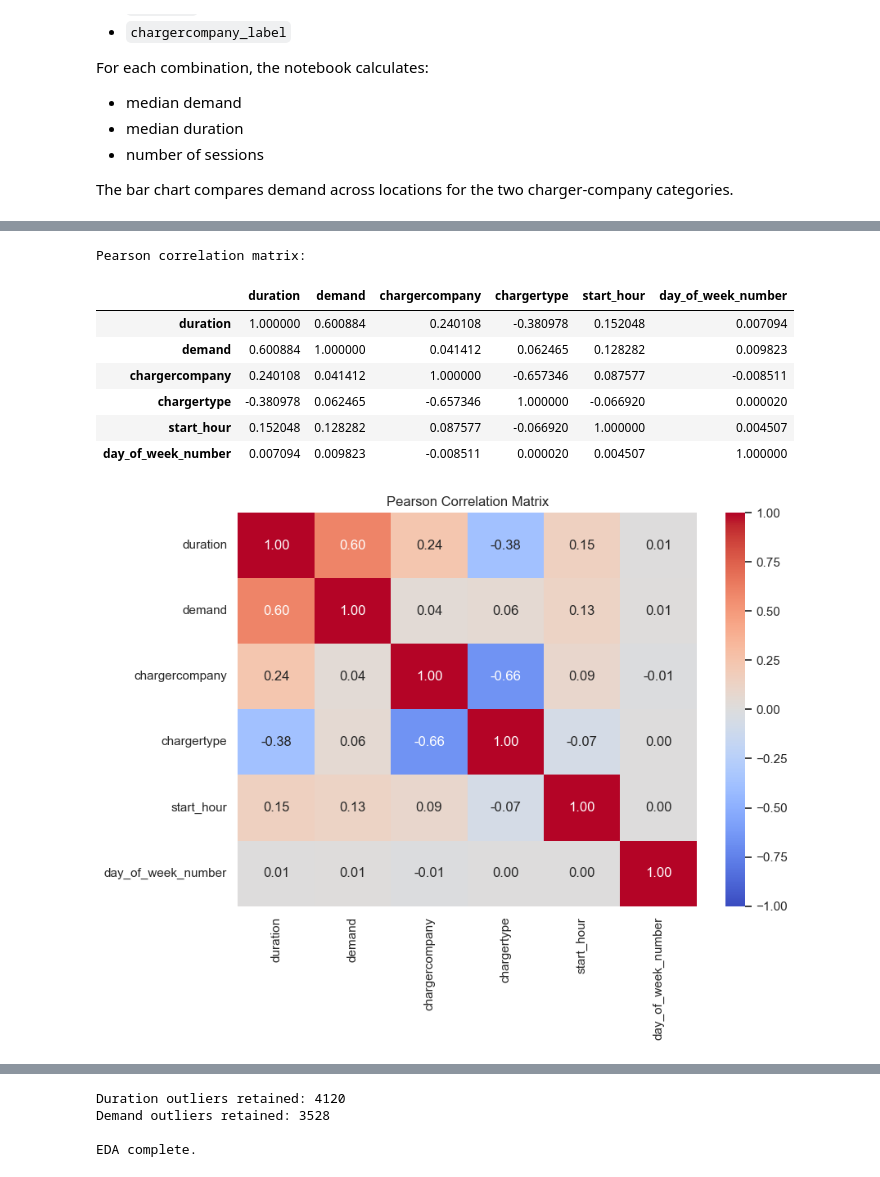
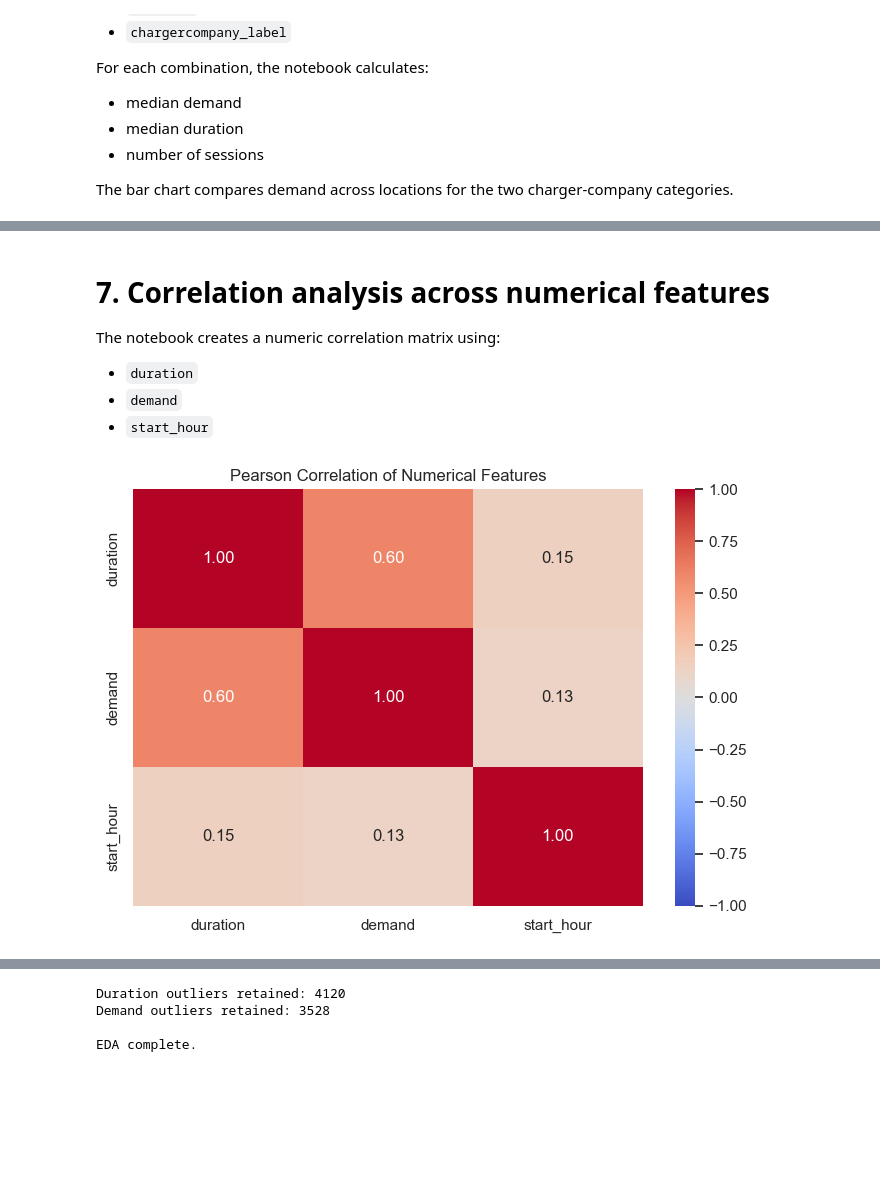
Before and after one commit to pavi31guvi/EV-Charging-Demand-Prediction-and-Usage-Pattern-Analysis-, a Jupyter notebook: EDA.ipynb, the cells around one changed output, grey strips where cells are left out. Cells and saved outputs as stored; diff of their text form; code cells hidden in the pictures; blank space fills up the shorter version.

```diff
--- a/EDA.ipynb
+++ b/EDA.ipynb
@@ -52,6 +42,8 @@ df["end_full"] = pd.to_datetime(df["end_full"], errors="coerce")
 df["start_hour"] = df["start_full"].dt.hour
 df["start_date"] = df["start_full"].dt.date
 df["day_of_week_number"] = df["start_full"].dt.dayofweek
+
+df["start_date"] = (df["start_full"].dt.normalize())
 
 day_names = {
     0: "Monday",
@@ -945,53 +945,38 @@ day_of_week vs demand       ≈ +0.01
+# %% [markdown]
+# 7. Correlation analysis across numerical features
+
+The notebook creates a numeric correlation matrix using:
+
+- `duration`
+- `demand`
+- `start_hour`
 # %%
-# ============================================================
-# CORRELATION ANALYSIS
-# Correlation requires numeric columns.
-# ============================================================
-
-# Do not include userid or chargerid:
-# they are identifiers, not measurements.
+# Correlation of the main numerical measurements
 
 correlation_columns = [
     "duration",
     "demand",
-    "chargercompany",
-    "chargertype",
-    "start_hour",
-    "day_of_week_number",
+    "start_hour"
 ]
 
-# ============================================================
-# Pearson Correlation
-# ============================================================
+pearson_correlation = df[correlation_columns].corr()
 
-pearson_correlation = df[correlation_columns].corr(method="pearson")
+plt.figure(figsize=(7, 5))
 
-print("\nPearson correlation matrix:")
-display(pearson_correlation)
-
-plt.figure(figsize=(9, 7))
 sns.heatmap(
     pearson_correlation,
     annot=True,
     cmap="coolwarm",
     vmin=-1,
     vmax=1,
-    fmt=".2f",
+    fmt=".2f"
 )
-plt.title("Pearson Correlation Matrix")
+
+plt.title("Pearson Correlation of Numerical Features")
 plt.tight_layout()
 plt.show()
-plt.close()
 # %% [output]
-Pearson correlation matrix:
-|  | duration | demand | chargercompany | chargertype | start_hour | day_of_week_number |
-| duration | 1.000000 | 0.600884 | 0.240108 | -0.380978 | 0.152048 | 0.007094 |
-| demand | 0.600884 | 1.000000 | 0.041412 | 0.062465 | 0.128282 | 0.009823 |
-| chargercompany | 0.240108 | 0.041412 | 1.000000 | -0.657346 | 0.087577 | -0.008511 |
-| chargertype | -0.380978 | 0.062465 | -0.657346 | 1.000000 | -0.066920 | 0.000020 |
-| start_hour | 0.152048 | 0.128282 | 0.087577 | -0.066920 | 1.000000 | 0.004507 |
-| day_of_week_number | 0.007094 | 0.009823 | -0.008511 | 0.000020 | 0.004507 | 1.000000 |
-[figure, old version]
+[figure, new version]
 # %%
 spearman_correlation = df[correlation_columns].corr(method="spearman")
 
```
Also changed, not shown: parts of 46 cells of this notebook, 5 other files.
